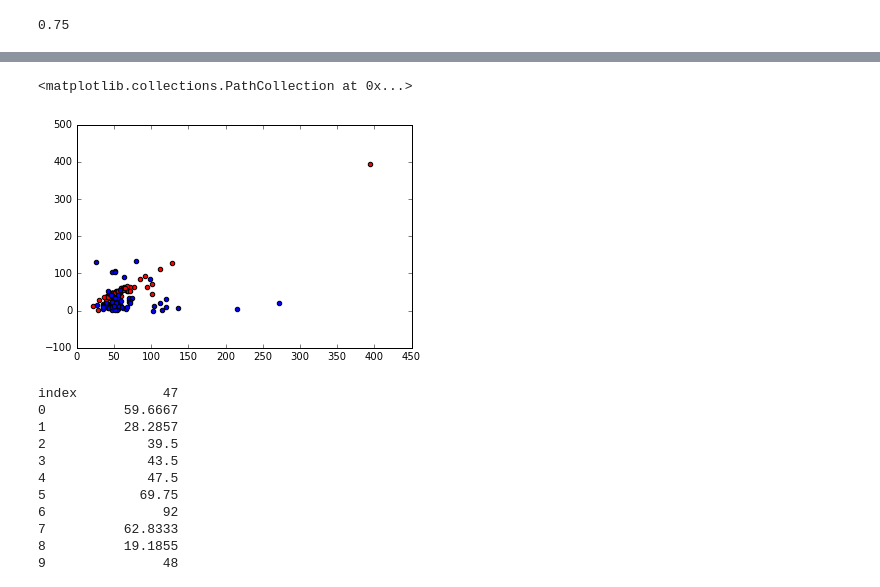
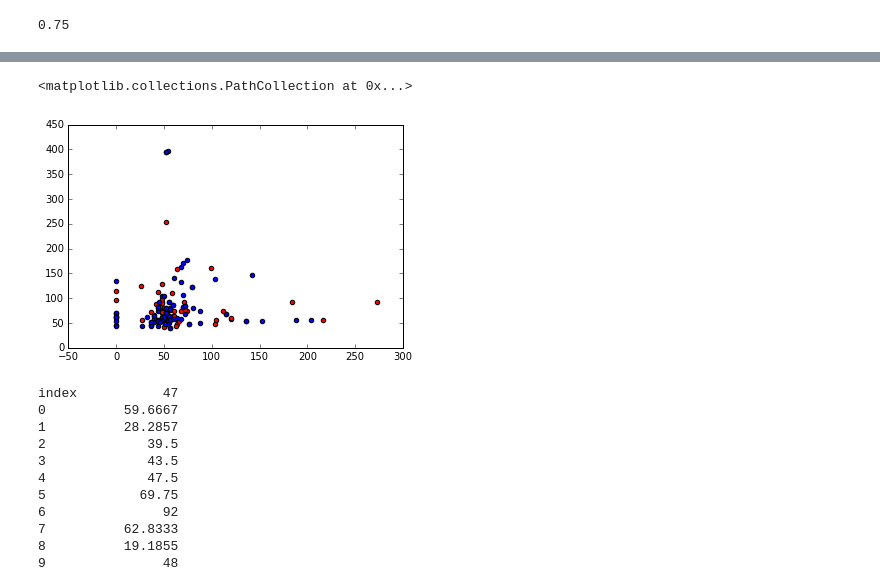
Before and after one commit to gw-cs-sd/sd-2017-covert-ops, a Jupyter notebook: joe/SD_33%_Demo.ipynb, the cells around one changed output, grey strips where cells are left out. Drawn from its saved outputs; the diff is of its cells as text; code cells hidden in the pictures.

```diff
--- a/joe/SD_33%_Demo.ipynb
+++ b/joe/SD_33%_Demo.ipynb
@@ -38,7 +43,11 @@ def calculateFlightTime(dataframe):
     index_of_releases = ((dataframe[dataframe['action']=='RELEASED']).index.tolist());
     range_of_events = list(range(index_of_releases[0], index_of_releases[-1]));
     index_of_presses = list(set(range_of_events).difference(index_of_releases));
-    first_press = index_of_presses[0];
+    try:
+        first_press = index_of_presses[0];
+#         print (index_of_presses)
+    except:
+        return False;
     while (index_of_presses[0]<index_of_releases[0]):
         del index_of_releases[0];
     while(len(index_of_presses)>0):
@@ -80,3 +84,7 @@ space_DwellTimes
+# %%
+# right_DwellTimes
+# space_DwellTimes
+number_of_chars_per_observation = 20
 # %%
 #  .o88o. 8888o. 8888o. 88  88
 #  88  88 88  88 88  88 88  88
@@ -89,7 +97,7 @@ left_hand_keys = ['q','w','e','r','g','a','s','d','f','g','z','x','c','v'];
 subject_lorem_keystrokes = json.loads(lorem_ipsum['keystrokes'].iloc[0])[0]
 len(subject_lorem_keystrokes)
 # There are 1456 keystroke events. We will divide these into groups of 16, giving us 91 records
-split_keystrokes = [subject_lorem_keystrokes[x:x+15] for x in range(0, len(subject_lorem_keystrokes),16)]
+split_keystrokes = [subject_lorem_keystrokes[x:x+15] for x in range(0, len(subject_lorem_keystrokes),number_of_chars_per_observation)]
 
 descriptive_stats = [];
 for n in split_keystrokes:
@@ -232,7 +219,10 @@ joe
+# %%
+joe = joe.fillna(value=0)
+andy = andy.fillna(value=0)
 # %%
 
-plt.scatter(joe[10], joe[9], c='red')
-plt.scatter(andy[4], andy[8],c='blue')
+plt.scatter(joe[4], joe[12], c='red')
+plt.scatter(andy[4], andy[12],c='blue')
 # %% [output]
 <matplotlib.collections.PathCollection at 0x...>
-[figure, old version]
+[figure, new version]
```
Also changed, not shown: parts of 18 cells of this notebook, 7 other files.
